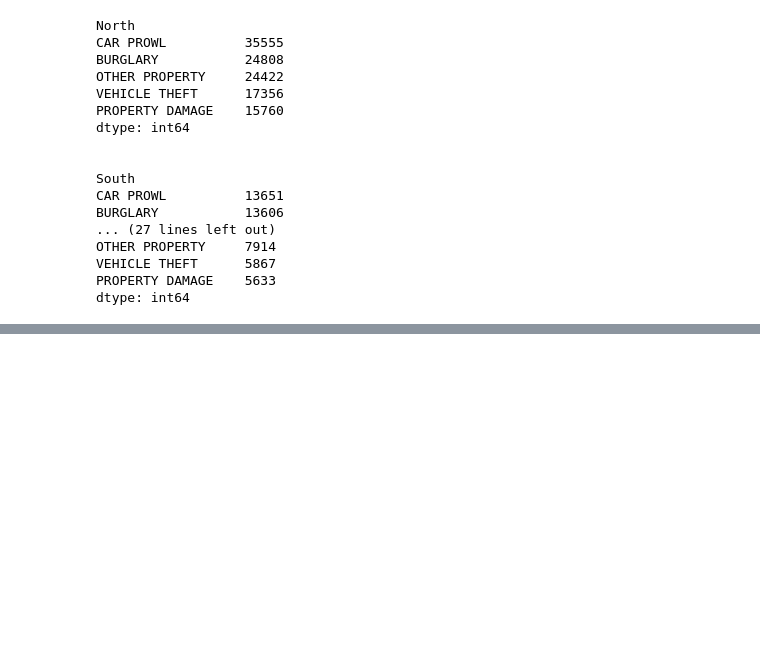
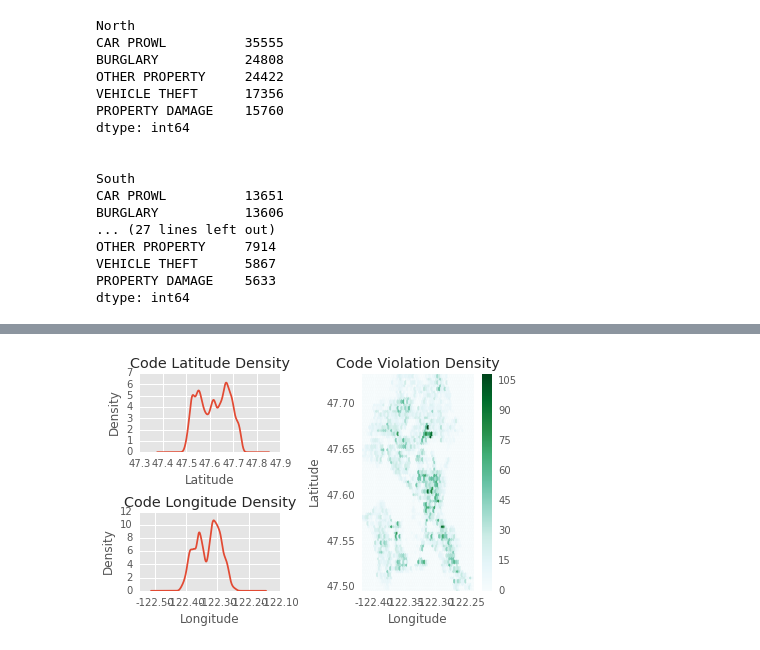
Before and after one commit to RaySSharma/crime-activity-seattle, a Jupyter notebook: CrimeActivitySeattle.ipynb, the cells around one changed output, grey strips where cells are left out. Cells and saved outputs as stored; diff of their text form; code cells hidden in the pictures; blank space fills up the shorter version.

```diff
--- a/CrimeActivitySeattle.ipynb
+++ b/CrimeActivitySeattle.ipynb
@@ -227,0 +221,23 @@ bk.output_notebook()
+# %%
+code_violations = pd.read_csv('../code-violations-seattle/violations.csv', header=0, index_col='Date Case Created')
+code_density = code_violations[np.isfinite(code_violations['Longitude']) & np.isfinite(code_violations['Latitude'])]
+
+crime_density = crimes[np.isfinite(crimes['Longitude']) & np.isfinite(crimes['Latitude'])]
+crime_density = crime_density[crime_density['Longitude'] > -123.0]
+# %%
+axes1 = plt.subplot2grid((2,2),(0,0))
+axes2 = plt.subplot2grid((2,2),(1,0))
+axes3 = plt.subplot2grid((2,2),(0,1), rowspan=2)
+axes2.xaxis.set_major_formatter(plt.FormatStrFormatter('%.02f'))
+axes3.xaxis.set_major_formatter(plt.FormatStrFormatter('%.02f'))
+
+axes1.set_xlabel('Latitude')
+axes2.set_xlabel('Longitude')
+
+code_density['Latitude'].plot(ax=axes1, kind='kde', title='Code Latitude Density')
+code_density['Longitude'].plot(ax=axes2, kind='kde', title='Code Longitude Density')
+code_density.plot(ax=axes3, kind='hexbin', x='Longitude', y='Latitude', gridsize=60, title='Code Violation Density')
+
+plt.tight_layout()
+# %% [output]
+[figure, added]
```
Also changed, not shown: parts of 13 cells of this notebook.
